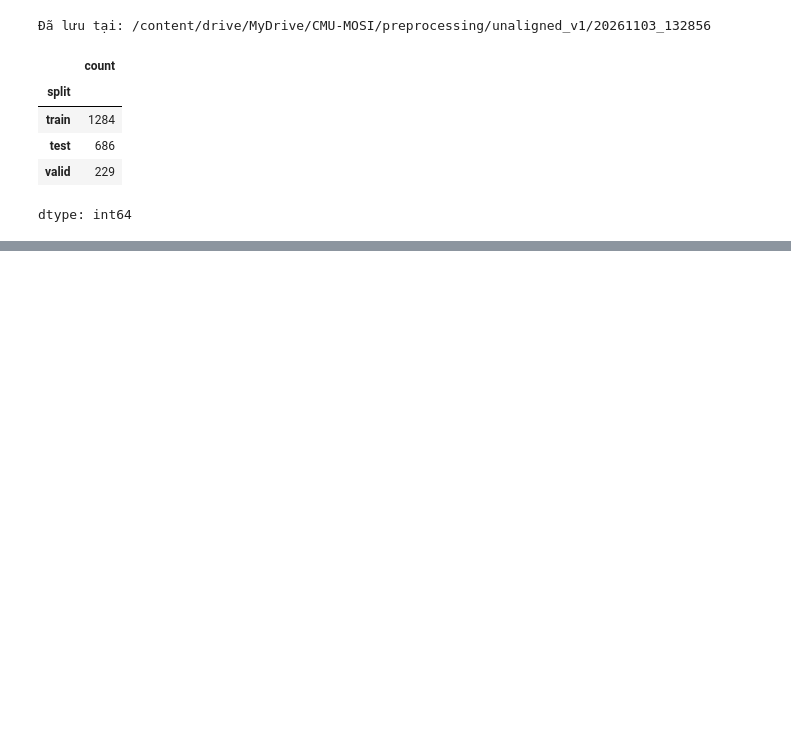
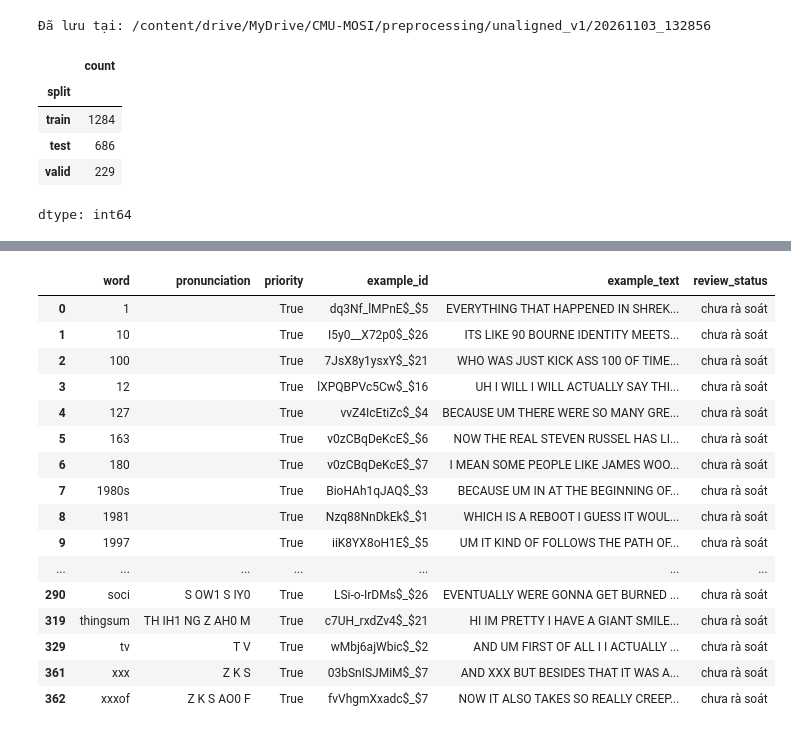
Before and after one commit to danghau2512/DataMining-MSA, a Jupyter notebook: src/notebooks/02_Preprocessing.ipynb, the cells around one changed output, grey strips where cells are left out. Drawn from its saved outputs; the diff is of its cells as text; code cells hidden in the pictures; blank space fills up the shorter version.

```diff
--- a/src/notebooks/02_Preprocessing.ipynb
+++ b/src/notebooks/02_Preprocessing.ipynb
@@ -1836,0 +2524,17 @@ dtype: int64
+# %%
+oov_words = sorted({
+    line.strip()
+    for line in MFA_OOV_FILE.read_text(
+        encoding="utf-8-sig"
+    ).splitlines()
+    if line.strip()
+})
+
+OOV_INPUT = MFA_LOCAL_DIR / "oov_words.txt"
+OOV_INPUT.write_text(
+    "\n".join(oov_words) + "\n",
+    encoding="utf-8",
+)
+
+print("File OOV nguồn:", MFA_OOV_FILE)
+print("Số từ cần xử lý:", len(oov_words))
@@ -1836,0 +2615,76 @@ dtype: int64
+# %%
+# Lấy một câu ví dụ cho mỗi từ OOV.
+examples = {}
+oov_set = set(oov_words)
+
+for row in manifest.itertuples(index=False):
+    text = text_results[row.id]
+
+    for word in text["words"]:
+        word = word.casefold().strip('.,!?;:"()[]{}')
+
+        if word in oov_set and word not in examples:
+            examples[word] = (row.id, text["raw_text"])
+
+special_words = {
+    "xxx", "xxxof", "flong", "raoa", "flooged",
+    "empow", "soci", "aaaaa", "couldnc",
+    "movievoovie", "laughinglooked", "overallnew",
+    "butsigh", "thingsum", "sentancei",
+    "cgi", "dvd", "tv", "nfl", "nbc", "hbo",
+    "iq", "ocd", "fx",
+}
+
+review_rows = []
+
+for word in oov_words:
+    phones = pronunciations.get(word.casefold(), "")
+    sample_id, sentence = examples.get(word, ("", ""))
+
+    priority = (
+        not phones
+        or any(char.isdigit() for char in word)
+        or word in special_words
+    )
+
+    review_rows.append({
+        "word": word,
+        "pronunciation": phones,
+        "priority": priority,
+        "example_id": sample_id,
+        "example_text": sentence,
+        "review_status": "chưa rà soát",
+    })
+
+oov_review = pd.DataFrame(review_rows)
+
+REVIEW_PATH = MFA_RUN_DIR / "oov_pronunciation_review.csv"
+oov_review.to_csv(
+    REVIEW_PATH,
+    index=False,
+    encoding="utf-8-sig",
+)
+
+shutil.copy2(OOV_INPUT, MFA_RUN_DIR / OOV_INPUT.name)
+shutil.copy2(G2P_OUTPUT, MFA_RUN_DIR / G2P_OUTPUT.name)
+
+display(oov_review[oov_review["priority"]])
+print("Đã lưu bảng rà soát:", REVIEW_PATH)
+# %% [output]
+|  | word | pronunciation | priority | example_id | example_text | review_status |
+| 0 | 1 |  | True | dq3Nf_lMPnE$_$5 | EVERYTHING THAT HAPPENED IN SHREK... | chưa rà soát |
+| 1 | 10 |  | True | I5y0__X72p0$_$26 | ITS LIKE 90 BOURNE IDENTITY MEETS... | chưa rà soát |
+| 2 | 100 |  | True | 7JsX8y1ysxY$_$21 | WHO WAS JUST KICK ASS 100 OF TIME... | chưa rà soát |
+| 3 | 12 |  | True | lXPQBPVc5Cw$_$16 | UH I WILL I WILL ACTUALLY SAY THI... | chưa rà soát |
+| 4 | 127 |  | True | vvZ4IcEtiZc$_$4 | BECAUSE UM THERE WERE SO MANY GRE... | chưa rà soát |
+| 5 | 163 |  | True | v0zCBqDeKcE$_$6 | NOW THE REAL STEVEN RUSSEL HAS LI... | chưa rà soát |
+| 6 | 180 |  | True | v0zCBqDeKcE$_$7 | I MEAN SOME PEOPLE LIKE JAMES WOO... | chưa rà soát |
+| 7 | 1980s |  | True | BioHAh1qJAQ$_$3 | BECAUSE UM IN AT THE BEGINNING OF... | chưa rà soát |
+| 8 | 1981 |  | True | Nzq88NnDkEk$_$1 | WHICH IS A REBOOT I GUESS IT WOUL... | chưa rà soát |
+| 9 | 1997 |  | True | iiK8YX8oH1E$_$5 | UM IT KIND OF FOLLOWS THE PATH OF... | chưa rà soát |
+| ... | ... | ... | ... | ... | ... | ... |
+| 290 | soci | S OW1 S IY0 | True | LSi-o-IrDMs$_$26 | EVENTUALLY WERE GONNA GET BURNED ... | chưa rà soát |
+| 319 | thingsum | TH IH1 NG Z AH0 M | True | c7UH_rxdZv4$_$21 | HI IM PRETTY I HAVE A GIANT SMILE... | chưa rà soát |
+| 329 | tv | T V | True | wMbj6ajWbic$_$2 | AND UM FIRST OF ALL I I ACTUALLY ... | chưa rà soát |
+| 361 | xxx | Z K S | True | 03bSnISJMiM$_$7 | AND XXX BUT BESIDES THAT IT WAS A... | chưa rà soát |
+| 362 | xxxof | Z K S AO0 F | True | fvVhgmXxadc$_$7 | NOW IT ALSO TAKES SO REALLY CREEP... | chưa rà soát |
```
Also changed, not shown: parts of 38 cells of this notebook.
